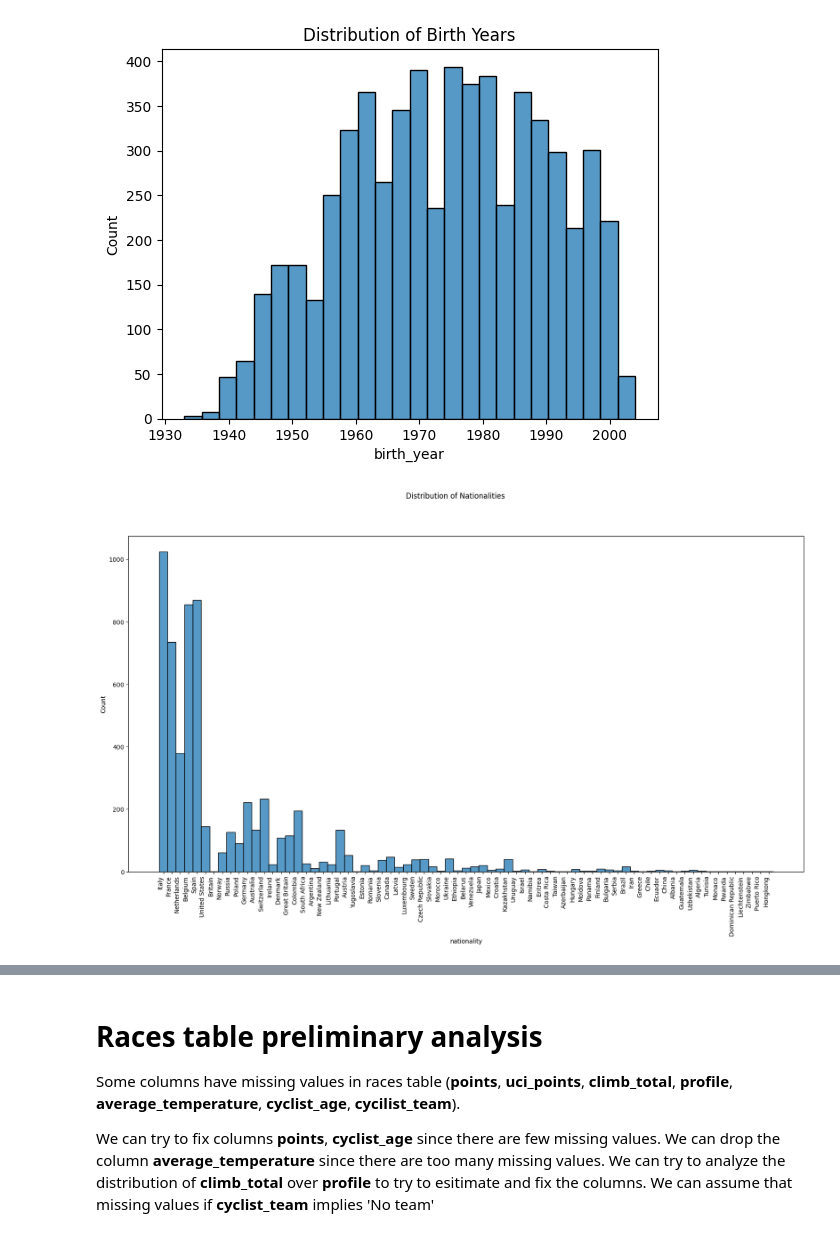
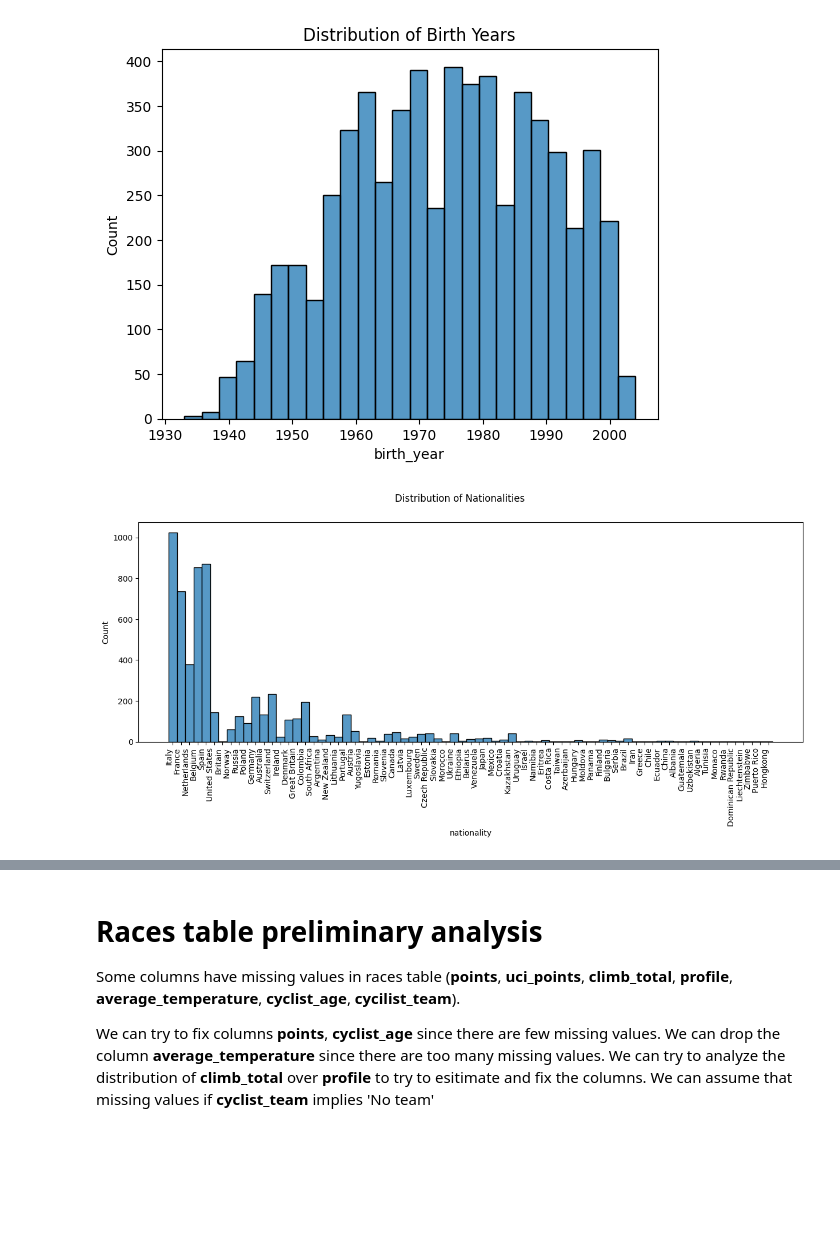
Before and after one commit to DiVitoTommaso/Cyclists-Races_Data-Mining, a Jupyter notebook: Data Mining.ipynb, the cells around one changed output, grey strips where cells are left out. Cells and saved outputs as stored; diff of their text form; code cells hidden in the pictures; blank space fills up the shorter version.

Commit message:
refactored most of the main notebook, added various plots

```diff
--- a/Data Mining.ipynb
+++ b/Data Mining.ipynb
@@ -11,7 +11,7 @@ import sklearn.impute as imp
 Load the datasets to analize them separately
 # %%
 # Let's make a preliminary analysis to the datasets
-races_df = pd.read_csv("./dataset/races.csv")
+races_df = pd.read_csv("./dataset/races.csv", parse_dates=["date"])
 cyclist_df = pd.read_csv("./dataset/cyclists.csv")
 # %% [markdown]
 # Ciclist table preliminary analysis
@@ -137,12 +129,12 @@ Text(0.5, 1.0, 'Distribution of Birth Years')
 [figure]
 # %%
 # plot distribution of nationalities
-plt.figure(figsize=(20, 10))
+plt.figure(figsize=(15, 5))
 sns.histplot(cyclist_df.nationality)
 plt.xticks(rotation=90, ha="right")
 plt.suptitle("Distribution of Nationalities")
 plt.show()
 # %% [output]
-[figure, old version]
+[figure, new version]
 # %%
 # plot distribution of birth year for each nationality
```
Also changed, not shown: parts of 35 cells of this notebook.
